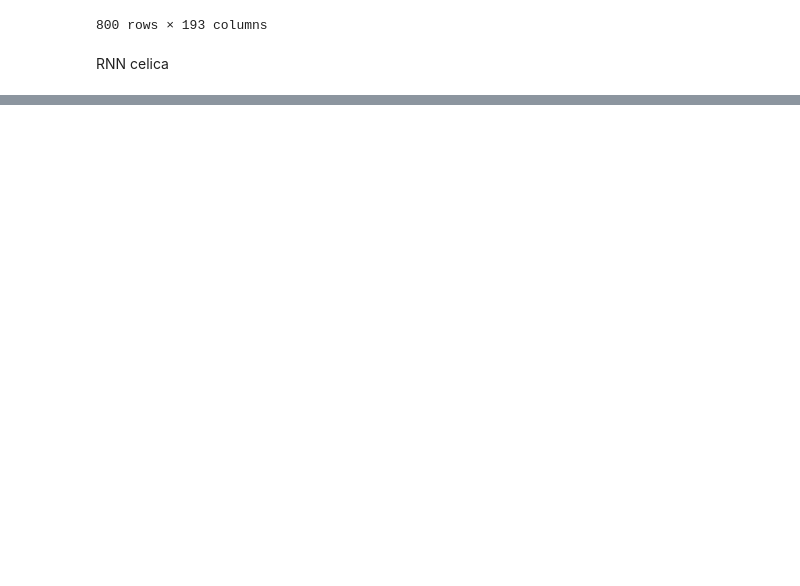
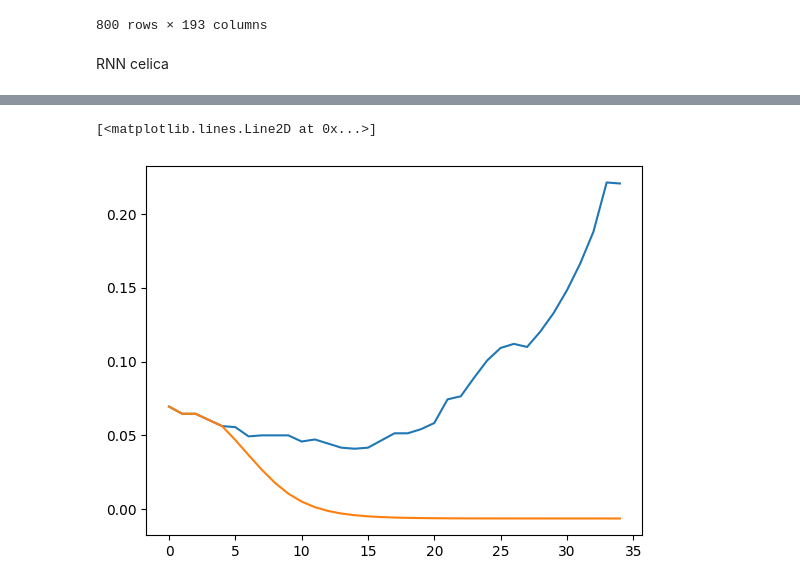
Before and after one commit to tadejpetric/nsu, a Jupyter notebook: dn5/naloga.ipynb, the cells around one changed output, grey strips where cells are left out. Drawn from its saved outputs; the diff is of its cells as text; code cells hidden in the pictures; blank space fills up the shorter version.

```diff
--- a/dn5/naloga.ipynb
+++ b/dn5/naloga.ipynb
@@ -36,0 +114,11 @@ datapoints = int(X.shape[0])
+# %%
+n = 5
+batch_size = 16
+#device = torch.device("cuda")
+# (self, input, output, hidden, layers):
+dset = create_dataset(X, batch_size, n)
+modellstm = lstm(1, 1, 20, n)
+criterion = torch.nn.L1Loss() #MSELoss()
+optimiser = torch.optim.AdamW(modellstm.parameters(), lr=0.002, weight_decay=0.005)
+
+modellstm =train_recurrent(modellstm, optimiser, criterion, dset, epochs)
@@ -36,0 +143,10 @@ datapoints = int(X.shape[0])
+# %%
+modellstm.eval()
+start = 400
+n = 30
+mine = predict_n(X, 5, start, modellstm, n)
+plt.plot(X[start:start+n+modellstm.layers, 5])
+plt.plot(mine)
+# %% [output]
+[<matplotlib.lines.Line2D at 0x...>]
+[figure, added]
```
Also changed, not shown: parts of 25 cells of this notebook, 2 other files.
